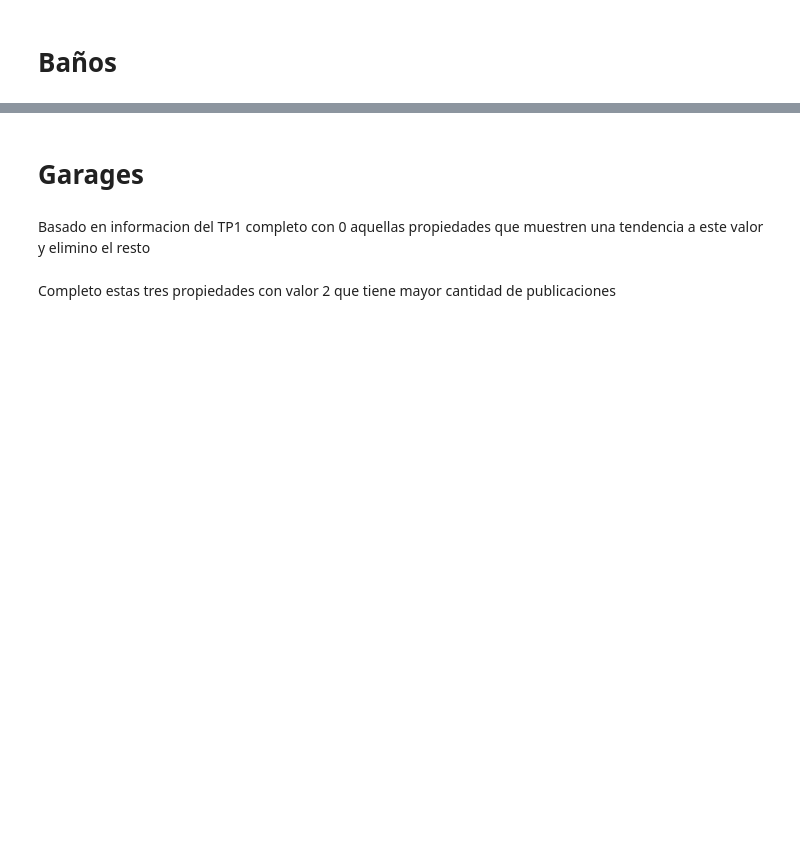
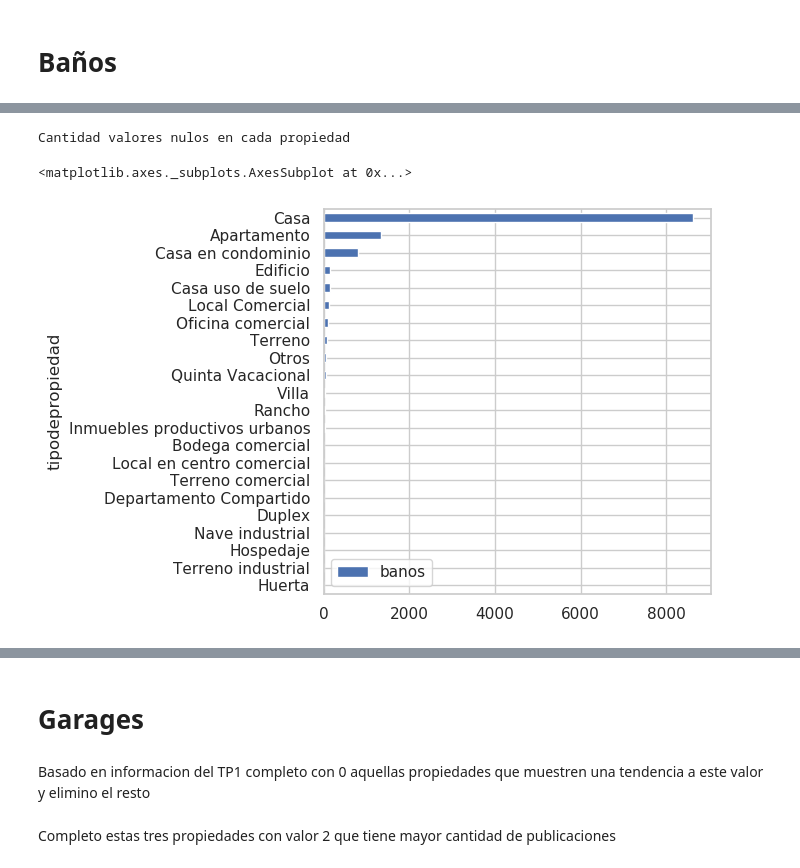
Before and after one commit to sebapenna/Datos-TP2, a Jupyter notebook: Feature Engineering.ipynb, the cells around one changed output, grey strips where cells are left out. Saved outputs shown, nothing was run; the diff lists cells and outputs as text; code cells hidden in the pictures; blank space fills up the shorter version.

```diff
--- a/Feature Engineering.ipynb
+++ b/Feature Engineering.ipynb
@@ -371,0 +425,7 @@ pd.pivot_table(df_props_full.groupby(['tipodepropiedad','banos']).size().to_fram
+# %%
+print('Cantidad valores nulos en cada propiedad')
+features.groupby(['tipodepropiedad']).agg({'banos':lambda x: x.isna().sum()}).sort_values(by='banos', ascending=True).plot(kind='barh')
+# %% [output]
+Cantidad valores nulos en cada propiedad
+<matplotlib.axes._subplots.AxesSubplot at 0x...>
+[figure, added]
```
Also changed, not shown: parts of 24 cells of this notebook.
